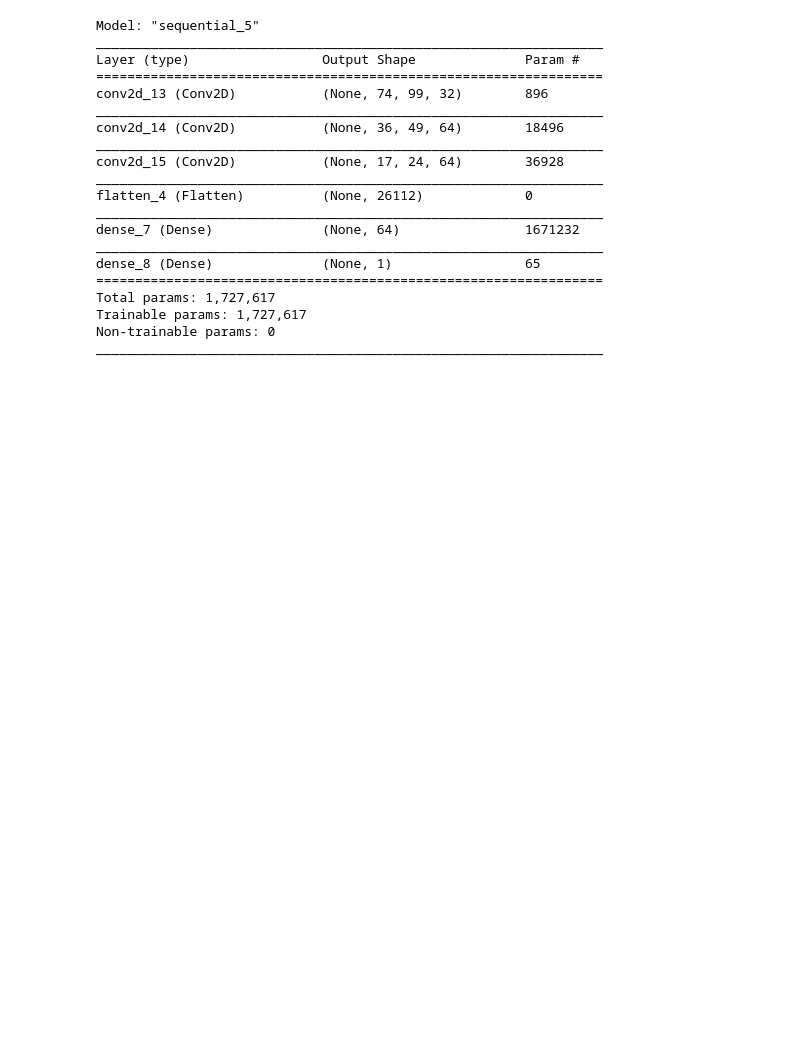
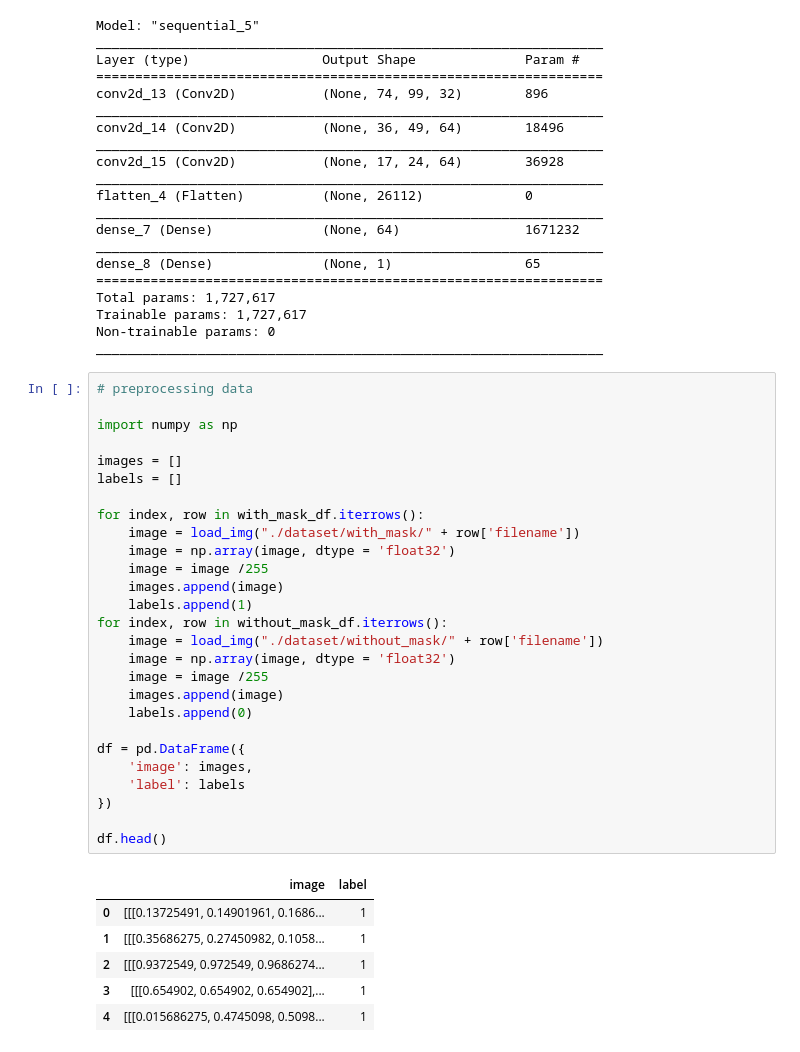
Before and after one commit to ehddnr301/masked_face_classification, a Jupyter notebook: mask_face_classification.ipynb, the cells around one changed output. Saved outputs shown, nothing was run; the diff lists cells and outputs as text; blank space fills up the shorter version.

Commit message:
Feature - data preprocessing

```diff
--- a/mask_face_classification.ipynb
+++ b/mask_face_classification.ipynb
@@ -93,3 +93,37 @@ Total params: 1,727,617
 Trainable params: 1,727,617
 Non-trainable params: 0
 _________________________________________________________________
+# %%
+# preprocessing data
+
+import numpy as np
+
+images = []
+labels = []
+
+for index, row in with_mask_df.iterrows():
+    image = load_img("./dataset/with_mask/" + row['filename'])
+    image = np.array(image, dtype = 'float32')
+    image = image /255
+    images.append(image)
+    labels.append(1)
+for index, row in without_mask_df.iterrows():
+    image = load_img("./dataset/without_mask/" + row['filename'])
+    image = np.array(image, dtype = 'float32')
+    image = image /255
+    images.append(image)
+    labels.append(0)
+
+df = pd.DataFrame({
+    'image': images,
+    'label': labels
+})
+
+df.head()
+# %% [output]
+|  | image | label |
+| 0 | [[[0.13725491, 0.14901961, 0.1686... | 1 |
+| 1 | [[[0.35686275, 0.27450982, 0.1058... | 1 |
+| 2 | [[[0.9372549, 0.972549, 0.9686274... | 1 |
+| 3 | [[[0.654902, 0.654902, 0.654902],... | 1 |
+| 4 | [[[0.015686275, 0.4745098, 0.5098... | 1 |
```
